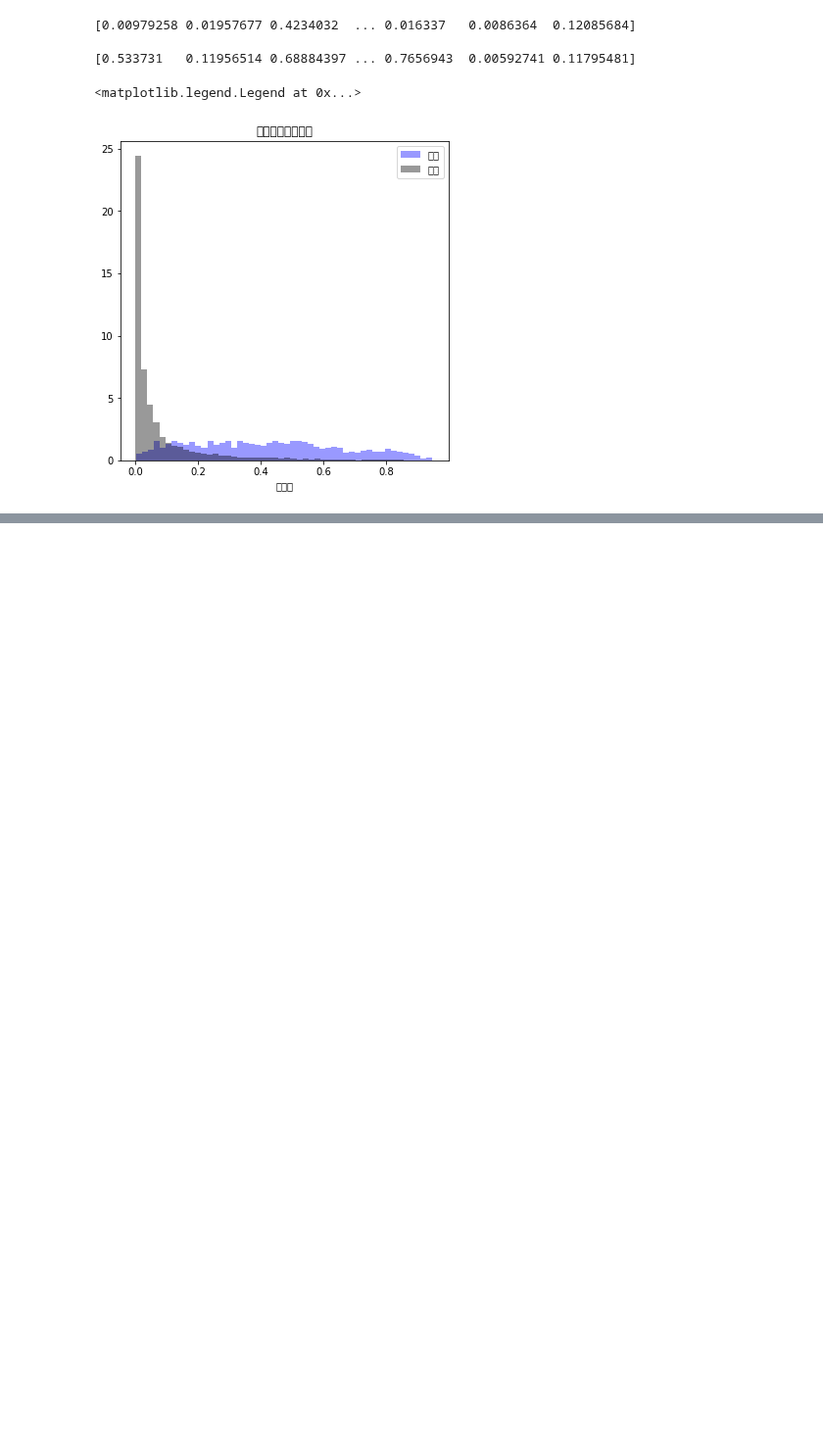
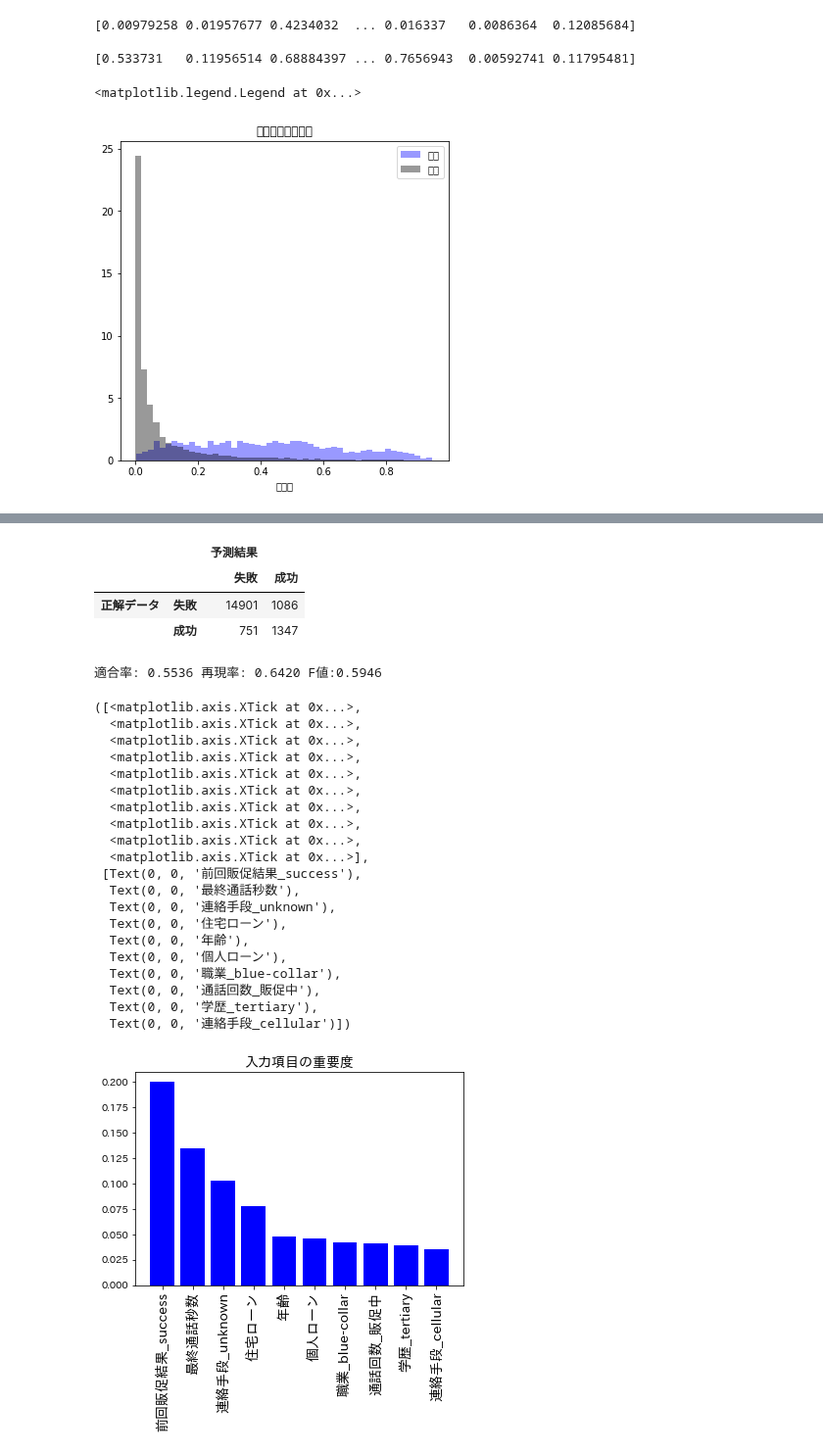
Before and after one commit to Kotarosz727/my_python, a Jupyter notebook: 05_業務要件と処理パターン_営業成約予測.ipynb, the cells around one changed output, grey strips where cells are left out. Shown at 98% size. Drawn from its saved outputs; the diff is of its cells as text; code cells hidden in the pictures; blank space fills up the shorter version.

```diff
--- a/05_業務要件と処理パターン_営業成約予測.ipynb
+++ b/05_業務要件と処理パターン_営業成約予測.ipynb
@@ -308,0 +343,16 @@ def pred(algorithm, x, thres):
+# %%
+# 上記より、F値を最大にする閾値は0.30
+y_final = pred(algorithm, x_test, 0.30)
+matrix2 = confusion_matrix(y_test, y_final)
+df_matrix2 = custom_confusion_matrix(matrix2, ['失敗', '成功'])
+df_matrix2
+# %% [output]
+|  |  | 予測結果 |  |
+|  |  | 失敗 | 成功 |
+| 正解データ | 失敗 | 14901 | 1086 |
+|  | 成功 | 751 | 1347 |
+# %%
+precision, recall, fscore, _ = precision_recall_fscore_support(y_test, y_final, average='binary')
+print(f'適合率: {precision:.4f} 再現率: {recall:.4f} F値:{fscore:.4f}')
+# %% [output]
+適合率: 0.5536 再現率: 0.6420 F値:0.5946
@@ -308,0 +361,37 @@ def pred(algorithm, x, thres):
+# %%
+# 重要度ベクトルの取得
+importances = algorithm.feature_importances_
+
+# 項目名をkeyにSeriesを生成
+w = pd.Series(importances, index=x.columns)
+
+u = w.sort_values(ascending=False)
+
+v = u[:10]
+
+# 重要度棒グラフ表示
+plt.title('入力項目の重要度', fontsize=14)
+plt.bar(range(len(v)), v, color='b', align='center')
+plt.xticks(range(len(v)), v.index, rotation=90, fontsize=14)
+# %% [output]
+([<matplotlib.axis.XTick at 0x...>,
+  <matplotlib.axis.XTick at 0x...>,
+  <matplotlib.axis.XTick at 0x...>,
+  <matplotlib.axis.XTick at 0x...>,
+  <matplotlib.axis.XTick at 0x...>,
+  <matplotlib.axis.XTick at 0x...>,
+  <matplotlib.axis.XTick at 0x...>,
+  <matplotlib.axis.XTick at 0x...>,
+  <matplotlib.axis.XTick at 0x...>,
+  <matplotlib.axis.XTick at 0x...>],
+ [Text(0, 0, '前回販促結果_success'),
+  Text(0, 0, '最終通話秒数'),
+  Text(0, 0, '連絡手段_unknown'),
+  Text(0, 0, '住宅ローン'),
+  Text(0, 0, '年齢'),
+  Text(0, 0, '個人ローン'),
+  Text(0, 0, '職業_blue-collar'),
+  Text(0, 0, '通話回数_販促中'),
+  Text(0, 0, '学歴_tertiary'),
+  Text(0, 0, '連絡手段_cellular')])
+[figure, added]
```
Also changed, not shown: parts of 6 cells of this notebook.
